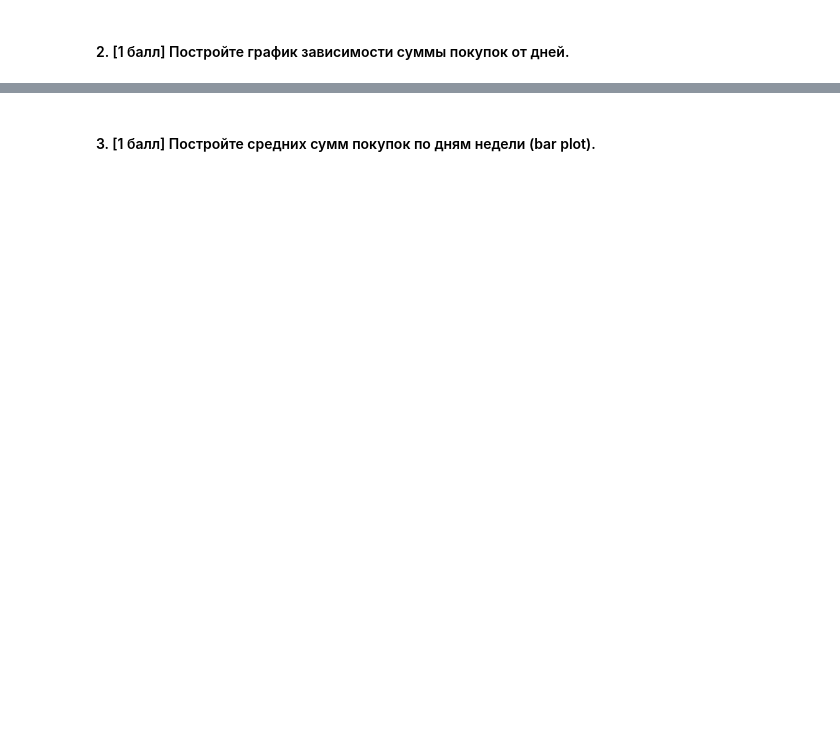
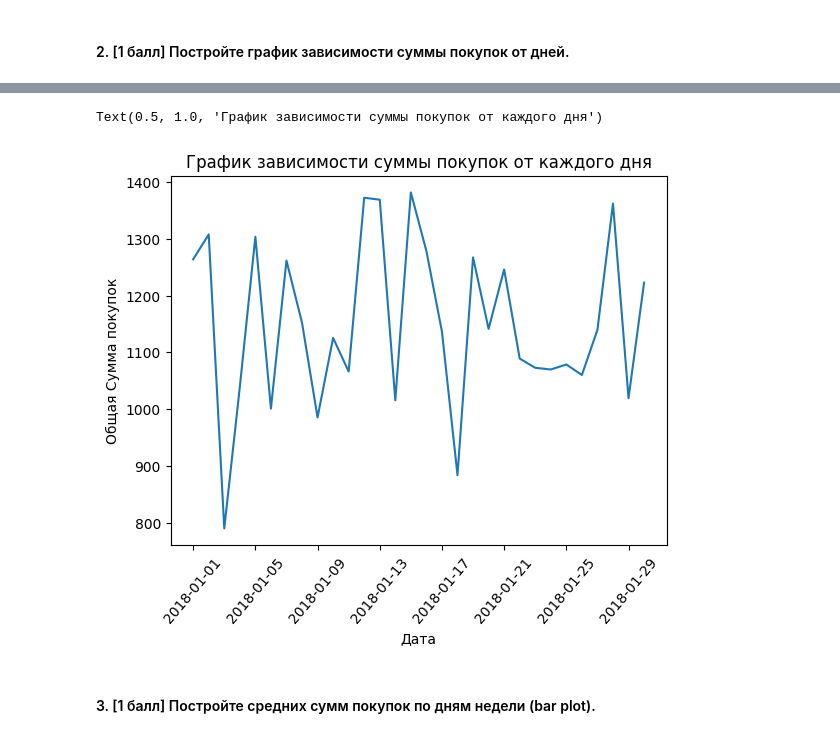
Before and after one commit to npmbd/MachineLearning2023, a Jupyter notebook: homework-practice-01-pandas.ipynb, the cells around one changed output, grey strips where cells are left out. Cells and saved outputs as stored; diff of their text form; code cells hidden in the pictures; blank space fills up the shorter version.

```diff
--- a/homework-practice-01-pandas.ipynb
+++ b/homework-practice-01-pandas.ipynb
@@ -180,0 +577,2 @@ df['date'] = df.order_id.map(dates['date'])
+# %%
+df['date'] = pd.to_datetime(df['date'])
@@ -181,2 +595,13 @@ df['date'] = df.order_id.map(dates['date'])
+# %%
+# your code
+groupby_date = df.groupby('date')
+plt.plot(groupby_date['price'].sum().index, groupby_date['price'].sum().values)
+plt.xticks(rotation=50)
+xlabel("Дата")
+ylabel("Общая Сумма покупок")
+plt.title("График зависимости суммы покупок от каждого дня")
+# %% [output]
+Text(0.5, 1.0, 'График зависимости суммы покупок от каждого дня')
+[figure, added]
 # %% [markdown]
 #### 3. [1 балл] Постройте средних сумм покупок по дням недели (bar plot).
```
Also changed, not shown: parts of 72 cells of this notebook, 2 other files.
